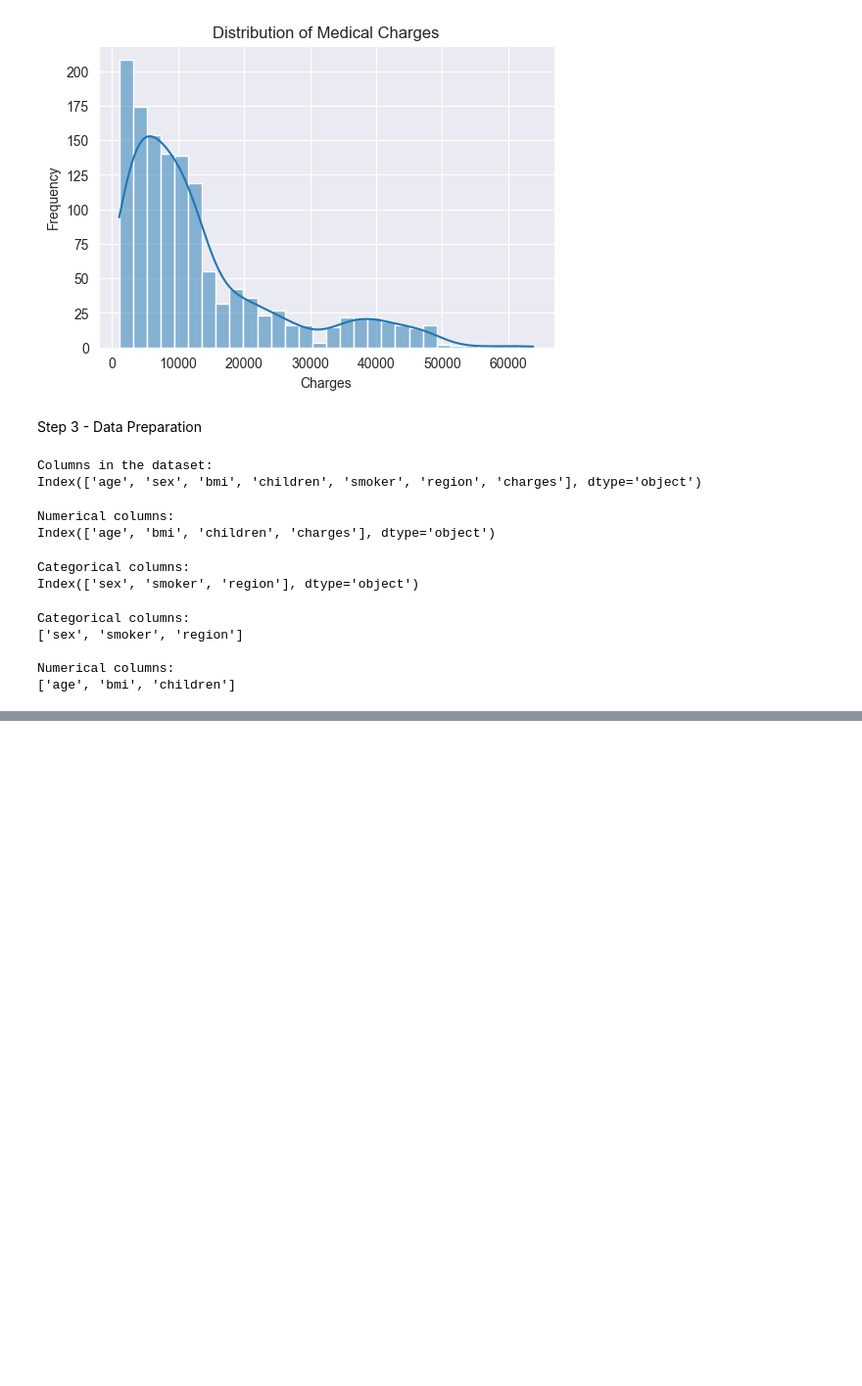
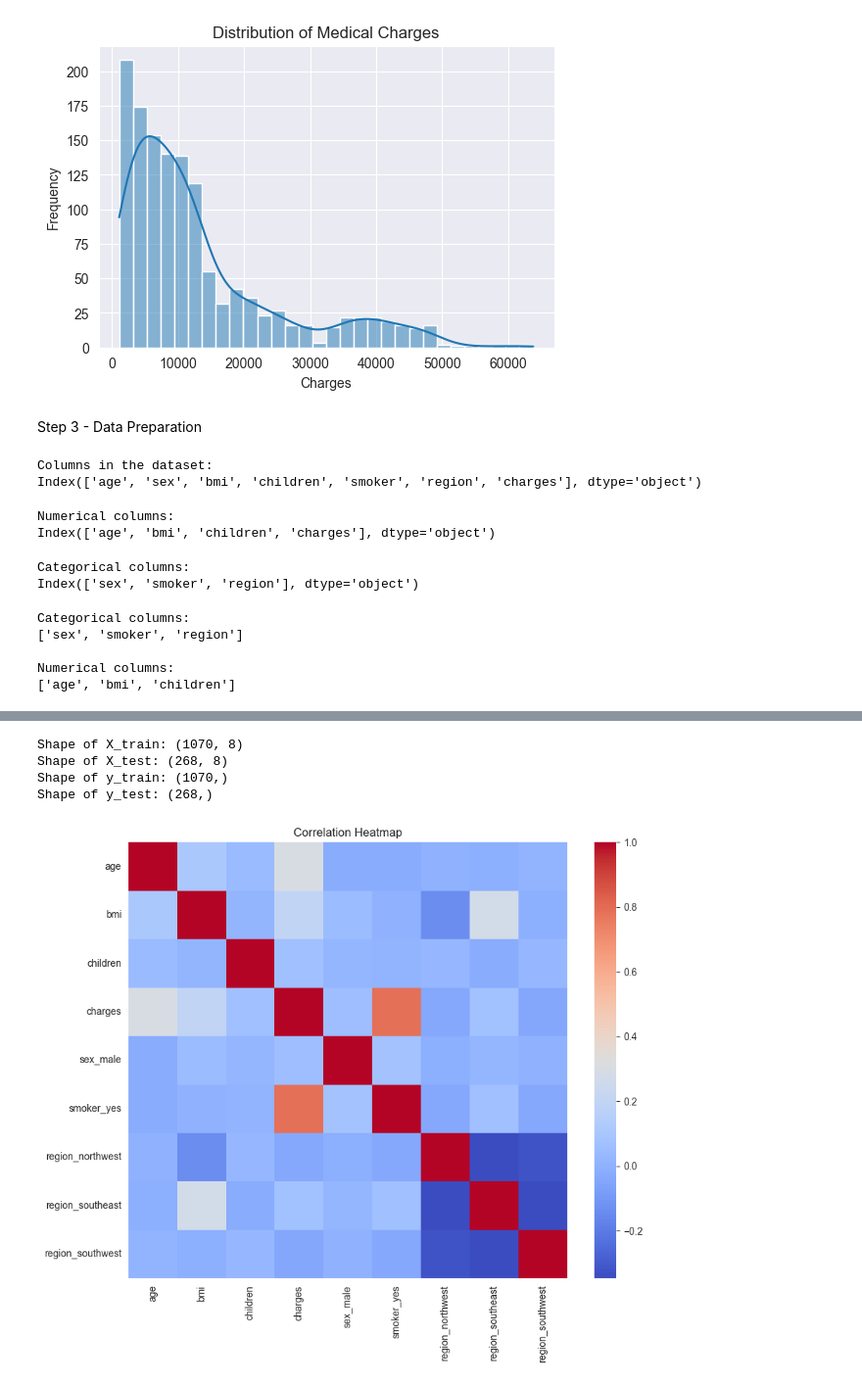
Before and after one commit to yathukamal/Regression, a Jupyter notebook: Insurance_regression.ipynb, the cells around one changed output, grey strips where cells are left out. Shown: that part at 98% size. Drawn from its saved outputs; the diff is of its cells as text; code cells hidden in the pictures; blank space fills up the shorter version.

```diff
--- a/Insurance_regression.ipynb
+++ b/Insurance_regression.ipynb
@@ -125,0 +145,32 @@ df_encoded = pd.get_dummies(df, columns=categorical_cols, drop_first=True)
+# %%
+#Separate features (X) and target (y)
+#Drop the target column from features
+X = df_encoded.drop("charges",axis=1)
+#Target variable is medical charges
+y = df_encoded["charges"]
+
+#Import train_test_split to create training and test sets
+from sklearn.model_selection import train_test_split
+
+#Splot the data into training and test sets
+#test_size=0.2 means 20 percent of data goes to test set
+#random_state is set for reproducibility
+X_train, X_test, y_train, y_test = train_test_split(X, y, test_size=0.2, random_state=42)
+
+#Print shapes of the resulting datasets to verify the split
+print("\nShape of X_train:", X_train.shape)
+print("Shape of X_test:", X_test.shape)
+print("Shape of y_train:", y_train.shape)
+print("Shape of y_test:", y_test.shape)
+
+#Correlation Heatmap (after encoding)
+plt.figure(figsize=(10,8))
+sns.heatmap(df_encoded.corr(),cmap="coolwarm")
+plt.title("Correlation Heatmap")
+plt.show()
+# %% [output]
+Shape of X_train: (1070, 8)
+Shape of X_test: (268, 8)
+Shape of y_train: (1070,)
+Shape of y_test: (268,)
+[figure, added]
```
Also changed, not shown: parts of 1 cell of this notebook.
